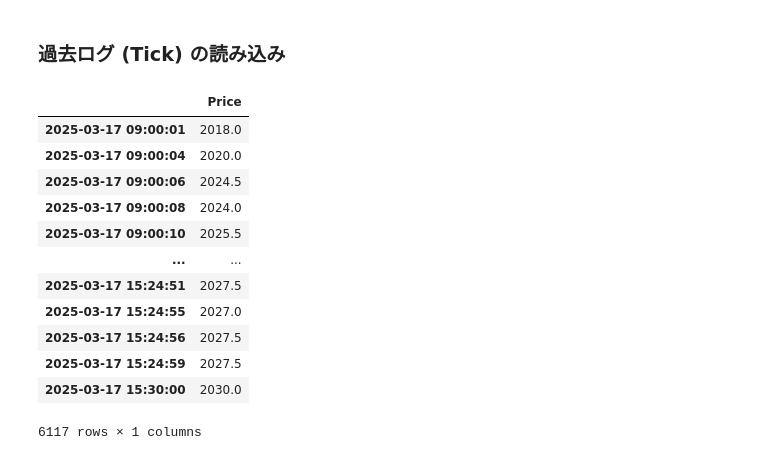
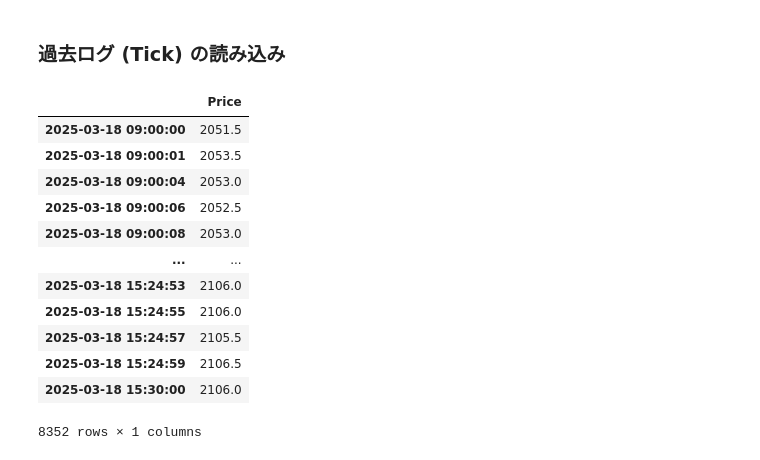
Before and after one commit to bitwalk123/day_trade_simulator, a Jupyter notebook: jupyter/test_002_first_entry.ipynb, the cells around one changed output. Drawn from its saved outputs; the diff is of its cells as text; code cells hidden in the pictures.

```diff
--- a/jupyter/test_002_first_entry.ipynb
+++ b/jupyter/test_002_first_entry.ipynb
@@ -27,32 +27,32 @@ from tech.osc import wilder_rsi
 ### 過去ログ (Tick) の読み込み
 # %%
 code = '8306'
-dateStr = '20250317'
+dateStr = '20250318'
 
 dateFmt = get_date_formatted(dateStr)
 tick_excel = '../excel/trader_%s.xlsm' % dateStr
 sheet = 'tick_%s' % code
 df = pd.read_excel(tick_excel, sheet_name=sheet)
 
 # Tick データを Matplotlib で扱いやすいように整形
 list_datetime = [pd.to_datetime('%s %s'% (dateStr, t)) for t in df['Time']]
 df.index = list_datetime
 df = pd.DataFrame(df['Price'])
 df
 # %% [output]
 |  | Price |
-| 2025-03-17 09:00:01 | 2018.0 |
-| 2025-03-17 09:00:04 | 2020.0 |
-| 2025-03-17 09:00:06 | 2024.5 |
-| 2025-03-17 09:00:08 | 2024.0 |
-| 2025-03-17 09:00:10 | 2025.5 |
+| 2025-03-18 09:00:00 | 2051.5 |
+| 2025-03-18 09:00:01 | 2053.5 |
+| 2025-03-18 09:00:04 | 2053.0 |
+| 2025-03-18 09:00:06 | 2052.5 |
+| 2025-03-18 09:00:08 | 2053.0 |
 | ... | ... |
-| 2025-03-17 15:24:51 | 2027.5 |
-| 2025-03-17 15:24:55 | 2027.0 |
-| 2025-03-17 15:24:56 | 2027.5 |
-| 2025-03-17 15:24:59 | 2027.5 |
-| 2025-03-17 15:30:00 | 2030.0 |
+| 2025-03-18 15:24:53 | 2106.0 |
+| 2025-03-18 15:24:55 | 2106.0 |
+| 2025-03-18 15:24:57 | 2105.5 |
+| 2025-03-18 15:24:59 | 2106.5 |
+| 2025-03-18 15:30:00 | 2106.0 |
-6117 rows × 1 columns
+8352 rows × 1 columns
 # %%
 FONT_PATH = "../fonts/RictyDiminished-Regular.ttf"
 fm.fontManager.addfont(FONT_PATH)
```
Also changed, not shown: parts of 2 cells of this notebook, 1 other file.
